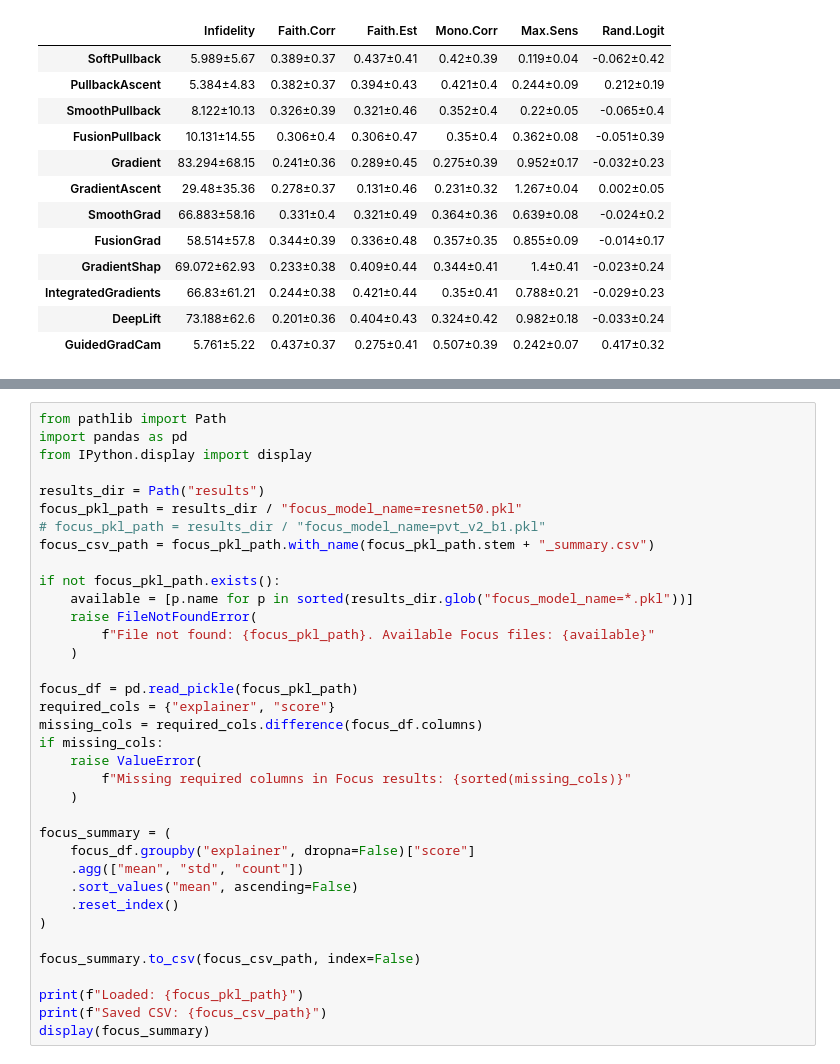
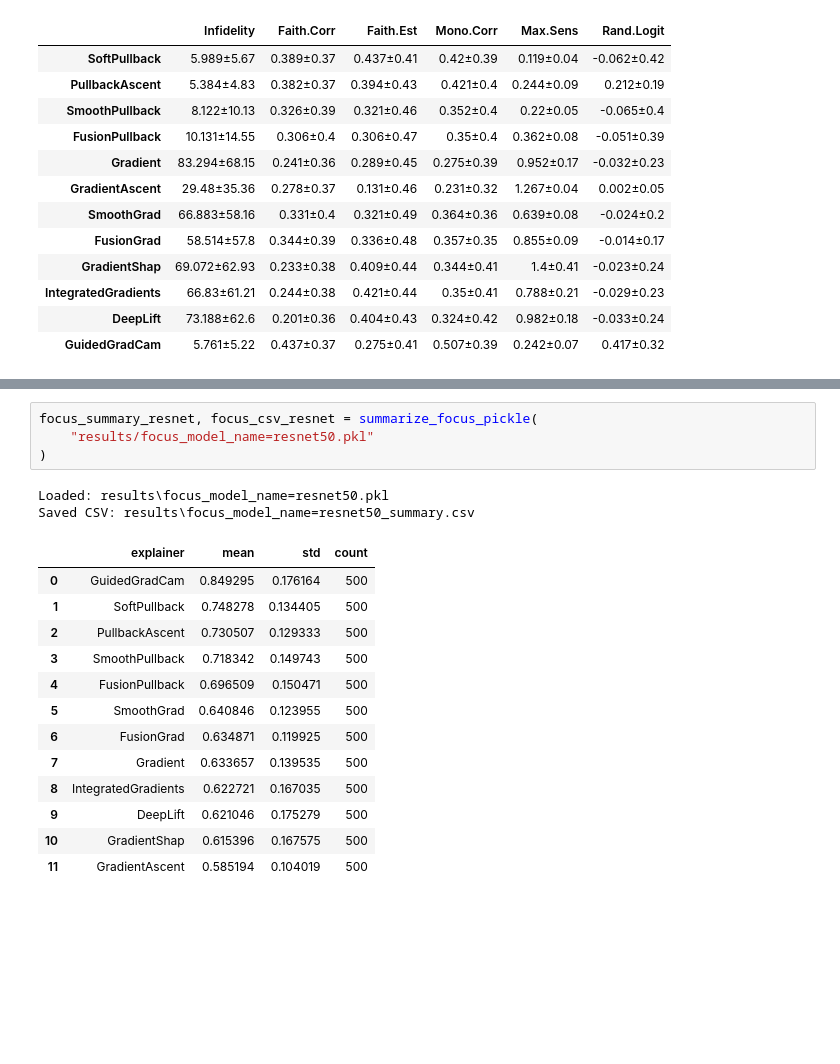
Before and after one commit to 314-Foundation/SemanticPullbacks, a Jupyter notebook: notebooks/verify_results.ipynb, the cells around one changed output, grey strips where cells are left out. Saved outputs shown, nothing was run; the diff lists cells and outputs as text; blank space fills up the shorter version.

```diff
--- a/notebooks/verify_results.ipynb
+++ b/notebooks/verify_results.ipynb
@@ -370,38 +353,22 @@ Saved CSV: results\quantus_ablations_model_name=pvt_v2_b1_n_batches=25_test_mode
 | 15 | pvt_v2_b1 | tau_gelu | 2.0 | 1.0 | PullbackAscent | 3.237±4.05 | 0.108±0.36 | ... |
 | 16 | pvt_v2_b1 | tau_gelu | 2.0 | 1.0 | SoftPullback | 6.983±7.5 | 0.053±0.29 | ... |
 # %%
-from pathlib import Path
-import pandas as pd
-from IPython.display import display
-
-results_dir = Path("results")
-focus_pkl_path = results_dir / "focus_model_name=resnet50.pkl"
-# focus_pkl_path = results_dir / "focus_model_name=pvt_v2_b1.pkl"
-focus_csv_path = focus_pkl_path.with_name(focus_pkl_path.stem + "_summary.csv")
-
-if not focus_pkl_path.exists():
-    available = [p.name for p in sorted(results_dir.glob("focus_model_name=*.pkl"))]
-    raise FileNotFoundError(
-        f"File not found: {focus_pkl_path}. Available Focus files: {available}"
-    )
-
-focus_df = pd.read_pickle(focus_pkl_path)
-required_cols = {"explainer", "score"}
-missing_cols = required_cols.difference(focus_df.columns)
-if missing_cols:
-    raise ValueError(
-        f"Missing required columns in Focus results: {sorted(missing_cols)}"
-    )
-
-focus_summary = (
-    focus_df.groupby("explainer", dropna=False)["score"]
-    .agg(["mean", "std", "count"])
-    .sort_values("mean", ascending=False)
-    .reset_index()
+focus_summary_resnet, focus_csv_resnet = summarize_focus_pickle(
+    "results/focus_model_name=resnet50.pkl"
 )
-
-focus_summary.to_csv(focus_csv_path, index=False)
-
-print(f"Loaded: {focus_pkl_path}")
-print(f"Saved CSV: {focus_csv_path}")
-display(focus_summary)
+# %% [output]
+Loaded: results\focus_model_name=resnet50.pkl
+Saved CSV: results\focus_model_name=resnet50_summary.csv
+|  | explainer | mean | std | count |
+| 0 | GuidedGradCam | 0.849295 | 0.176164 | 500 |
+| 1 | SoftPullback | 0.748278 | 0.134405 | 500 |
+| 2 | PullbackAscent | 0.730507 | 0.129333 | 500 |
+| 3 | SmoothPullback | 0.718342 | 0.149743 | 500 |
+| 4 | FusionPullback | 0.696509 | 0.150471 | 500 |
+| 5 | SmoothGrad | 0.640846 | 0.123955 | 500 |
+| 6 | FusionGrad | 0.634871 | 0.119925 | 500 |
+| 7 | Gradient | 0.633657 | 0.139535 | 500 |
+| 8 | IntegratedGradients | 0.622721 | 0.167035 | 500 |
+| 9 | DeepLift | 0.621046 | 0.175279 | 500 |
+| 10 | GradientShap | 0.615396 | 0.167575 | 500 |
+| 11 | GradientAscent | 0.585194 | 0.104019 | 500 |
```
Also changed, not shown: parts of 7 cells of this notebook, 3 other files.
